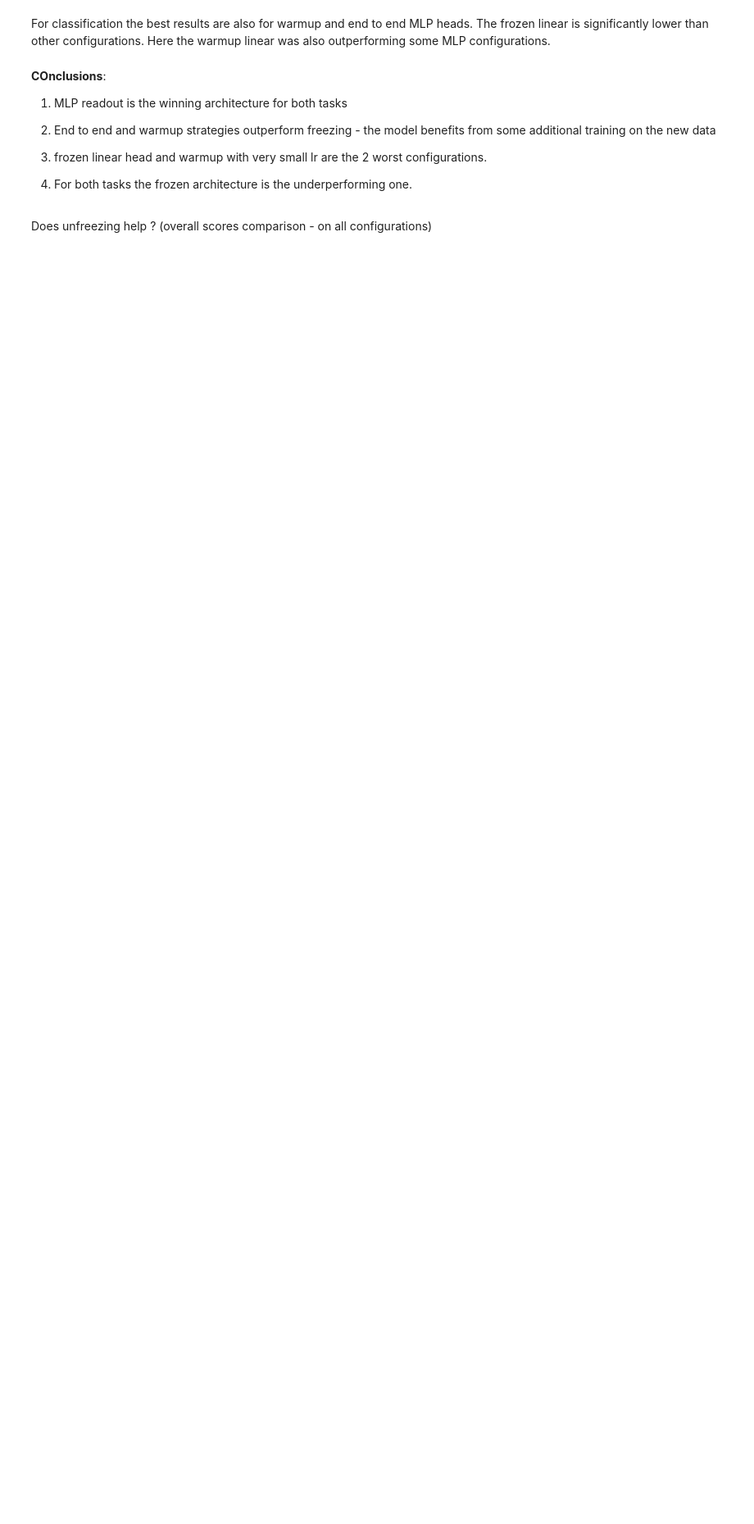
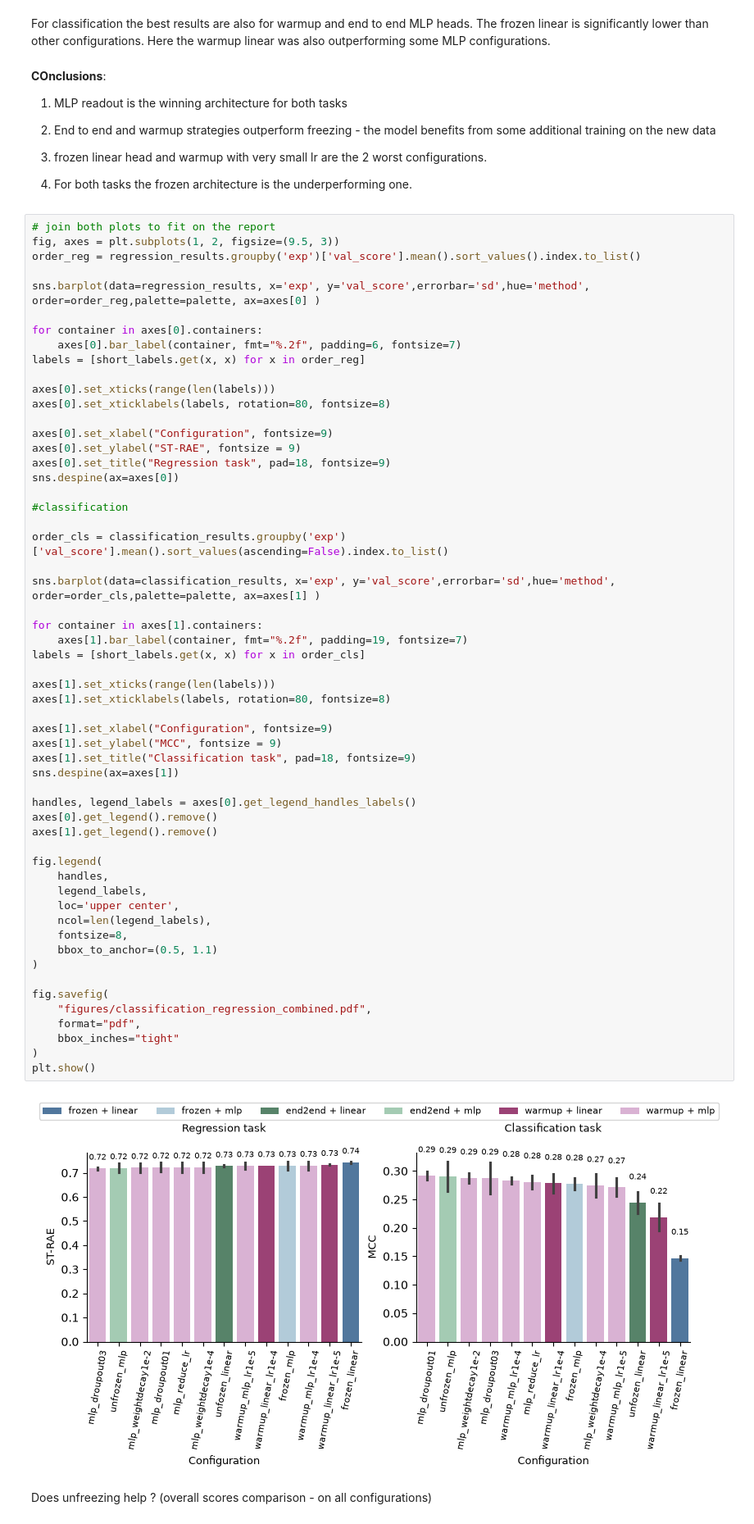
Before and after one commit to Aryan-Mi/02456-deep-learning-cyp-project, a Jupyter notebook: notebooks/04_chemeleon_run2_analysis.ipynb, the cells around one changed output. Shown at 82% size. Drawn from its saved outputs; the diff is of its cells as text; blank space fills up the shorter version.

```diff
--- a/notebooks/04_chemeleon_run2_analysis.ipynb
+++ b/notebooks/04_chemeleon_run2_analysis.ipynb
@@ -302,6 +310,64 @@ For classification the best results are also for warmup and end to end MLP heads
 3. frozen linear head and warmup with very small lr are the 2 worst configurations.
 
 4. For both tasks the frozen architecture is the underperforming one.
+# %%
+# join both plots to fit on the report
+fig, axes = plt.subplots(1, 2, figsize=(9.5, 3))
+order_reg = regression_results.groupby('exp')['val_score'].mean().sort_values().index.to_list()
+
+sns.barplot(data=regression_results, x='exp', y='val_score',errorbar='sd',hue='method', order=order_reg,palette=palette, ax=axes[0] )
+
+for container in axes[0].containers:
+    axes[0].bar_label(container, fmt="%.2f", padding=6, fontsize=7)
+labels = [short_labels.get(x, x) for x in order_reg]
+
+axes[0].set_xticks(range(len(labels)))
+axes[0].set_xticklabels(labels, rotation=80, fontsize=8)
+
+axes[0].set_xlabel("Configuration", fontsize=9)
+axes[0].set_ylabel("ST-RAE", fontsize = 9)
+axes[0].set_title("Regression task", pad=18, fontsize=9)
+sns.despine(ax=axes[0])
+
+#classification
+
+order_cls = classification_results.groupby('exp')['val_score'].mean().sort_values(ascending=False).index.to_list()
+
+sns.barplot(data=classification_results, x='exp', y='val_score',errorbar='sd',hue='method', order=order_cls,palette=palette, ax=axes[1] )
+
+for container in axes[1].containers:
+    axes[1].bar_label(container, fmt="%.2f", padding=19, fontsize=7)
+labels = [short_labels.get(x, x) for x in order_cls]
+
+axes[1].set_xticks(range(len(labels)))
+axes[1].set_xticklabels(labels, rotation=80, fontsize=8)
+
+axes[1].set_xlabel("Configuration", fontsize=9)
+axes[1].set_ylabel("MCC", fontsize = 9)
+axes[1].set_title("Classification task", pad=18, fontsize=9)
+sns.despine(ax=axes[1])
+
+handles, legend_labels = axes[0].get_legend_handles_labels()
+axes[0].get_legend().remove()
+axes[1].get_legend().remove()
+
+fig.legend(
+    handles,
+    legend_labels,
+    loc='upper center',
+    ncol=len(legend_labels),
+    fontsize=8,
+    bbox_to_anchor=(0.5, 1.1)
+)
+
+fig.savefig(
+    "figures/classification_regression_combined.pdf",
+    format="pdf",
+    bbox_inches="tight"
+)
+plt.show()
+# %% [output]
+[figure, added]
 # %% [markdown]
 Does unfreezing help ? (overall scores comparison - on all configurations)
 # %%
```
Also changed, not shown: parts of 20 cells of this notebook, 1 other file.
